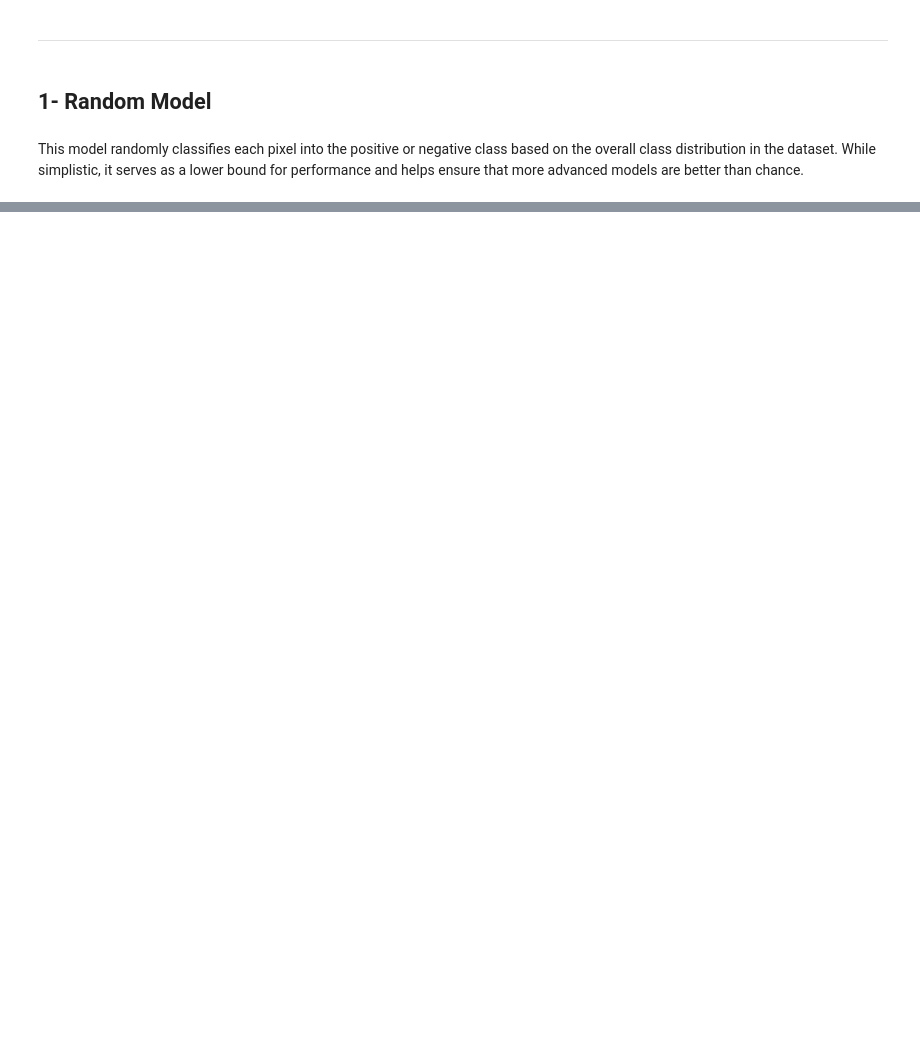
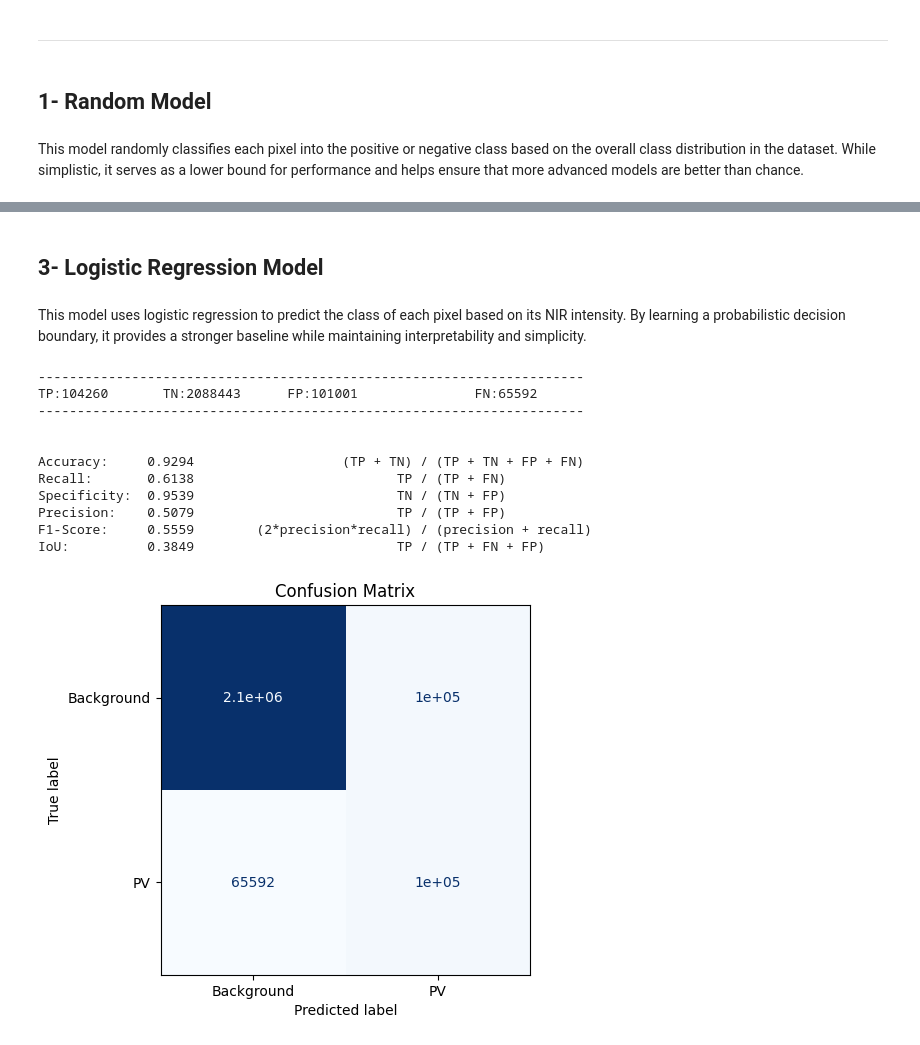
Before and after one commit to FederCO23/UCSD_MLBootcamp_Capstone, a Jupyter notebook: 6-Benchmark_your_model/Benchmark.ipynb, the cells around one changed output, grey strips where cells are left out. Drawn from its saved outputs; the diff is of its cells as text; code cells hidden in the pictures; blank space fills up the shorter version.

```diff
--- a/6-Benchmark_your_model/Benchmark.ipynb
+++ b/6-Benchmark_your_model/Benchmark.ipynb
@@ -2622,0 +360,4 @@ display_confusion_matrix_with_metrics_and_distributions(cm, pos_probs, neg_probs
+# %% [markdown]
+## 3- Logistic Regression Model
+# %% [markdown]
+This model uses logistic regression to predict the class of each pixel based on its NIR intensity. By learning a probabilistic decision boundary, it provides a stronger baseline while maintaining interpretability and simplicity.
@@ -2622,0 +389,39 @@ display_confusion_matrix_with_metrics_and_distributions(cm, pos_probs, neg_probs
+# %%
+# Prepare training data
+X_train, y_train = prepare_data_for_logistic_regression(train_image_paths, train_mask_paths)
+
+# Prepare testing data
+X_test, y_test = prepare_data_for_logistic_regression(test_image_paths, test_mask_paths)
+
+# Normalize the features
+scaler = MinMaxScaler()
+X_train_scaled = scaler.fit_transform(X_train)
+X_test_scaled = scaler.transform(X_test)
+
+# Train Logistic Regression Model with balanced class weights
+logistic_model = LogisticRegression(solver='lbfgs', max_iter=1000, class_weight='balanced')
+logistic_model.fit(X_train_scaled, y_train)
+
+# Predict probabilities
+y_pred_proba = logistic_model.predict_proba(X_test_scaled)[:, 1]
+
+# Adjust threshold
+threshold = 0.6  # Adjust threshold based on analysis
+y_pred = (y_pred_proba > threshold).astype(int)
+
+# Evaluate predictions
+cm = confusion_matrix(y_test, y_pred)
+plot_confusion_matrix(cm)
+# %% [output]
+----------------------------------------------------------------------
+TP:104260       TN:2088443      FP:101001               FN:65592
+----------------------------------------------------------------------
+
+
+Accuracy:     0.9294                   (TP + TN) / (TP + TN + FP + FN)
+Recall:       0.6138                          TP / (TP + FN)
+Specificity:  0.9539                          TN / (TN + FP)
+Precision:    0.5079                          TP / (TP + FP)
+F1-Score:     0.5559        (2*precision*recall) / (precision + recall)
+IoU:          0.3849                          TP / (TP + FN + FP)
+[figure, added]
```
Also changed, not shown: parts of 90 cells of this notebook, 2 other files.
